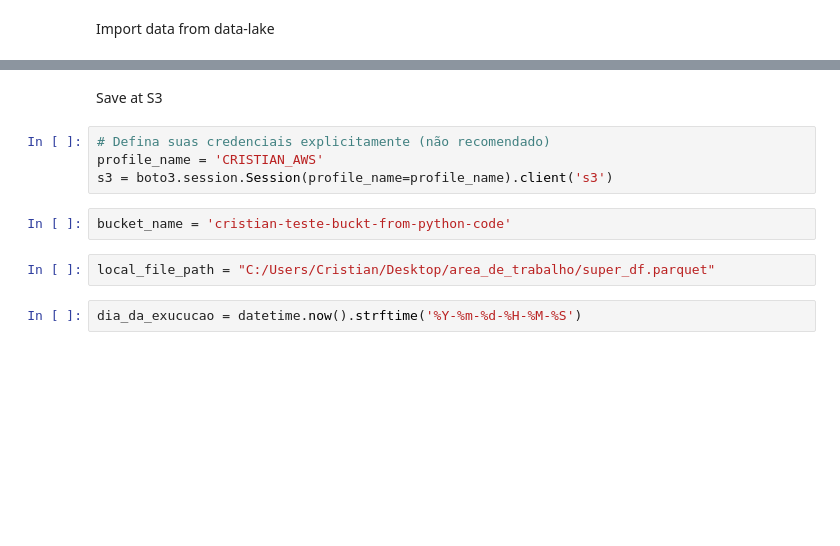
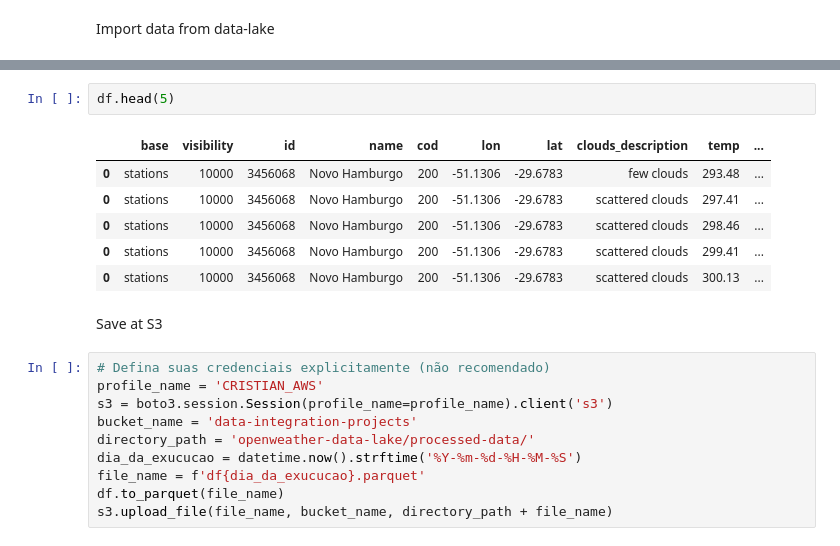
Before and after one commit to crismassaneiro/data-engineering-projects, a Jupyter notebook: openweather/notebooks/open_weather.ipynb, the cells around one changed output, grey strips where cells are left out. Cells and saved outputs as stored; diff of their text form; blank space fills up the shorter version.

```diff
--- a/openweather/notebooks/open_weather.ipynb
+++ b/openweather/notebooks/open_weather.ipynb
@@ -238,12 +148,21 @@ dia_da_exucucao
+# %%
+df.head(5)
+# %% [output]
+|  | base | visibility | id | name | cod | lon | lat | clouds_description | temp | ... |
+| 0 | stations | 10000 | 3456068 | Novo Hamburgo | 200 | -51.1306 | -29.6783 | few clouds | 293.48 | ... |
+| 0 | stations | 10000 | 3456068 | Novo Hamburgo | 200 | -51.1306 | -29.6783 | scattered clouds | 297.41 | ... |
+| 0 | stations | 10000 | 3456068 | Novo Hamburgo | 200 | -51.1306 | -29.6783 | scattered clouds | 298.46 | ... |
+| 0 | stations | 10000 | 3456068 | Novo Hamburgo | 200 | -51.1306 | -29.6783 | scattered clouds | 299.41 | ... |
+| 0 | stations | 10000 | 3456068 | Novo Hamburgo | 200 | -51.1306 | -29.6783 | scattered clouds | 300.13 | ... |
 # %% [markdown]
 Save at S3
 # %%
 # Defina suas credenciais explicitamente (não recomendado)
 profile_name = 'CRISTIAN_AWS'
 s3 = boto3.session.Session(profile_name=profile_name).client('s3')
+bucket_name = 'data-integration-projects'
+directory_path = 'openweather-data-lake/processed-data/'
+dia_da_exucucao = datetime.now().strftime('%Y-%m-%d-%H-%M-%S')
+file_name = f'df{dia_da_exucucao}.parquet'
+df.to_parquet(file_name)
+s3.upload_file(file_name, bucket_name, directory_path + file_name)
-# %%
-bucket_name = 'cristian-teste-buckt-from-python-code'
-# %%
-local_file_path = "C:/Users/Cristian/Desktop/area_de_trabalho/super_df.parquet"
-# %%
-dia_da_exucucao = datetime.now().strftime('%Y-%m-%d-%H-%M-%S')
```
Also changed, not shown: parts of 56 cells of this notebook, 1 other file.
